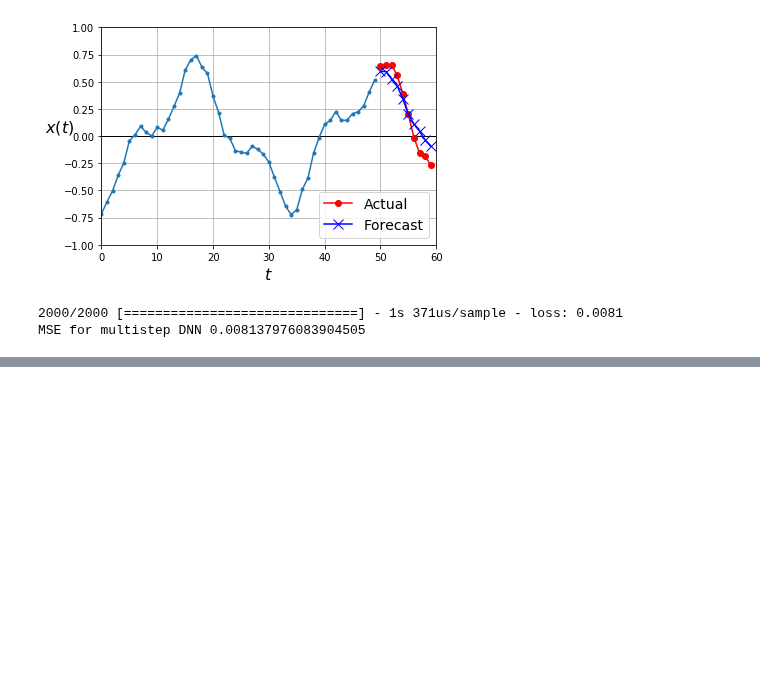
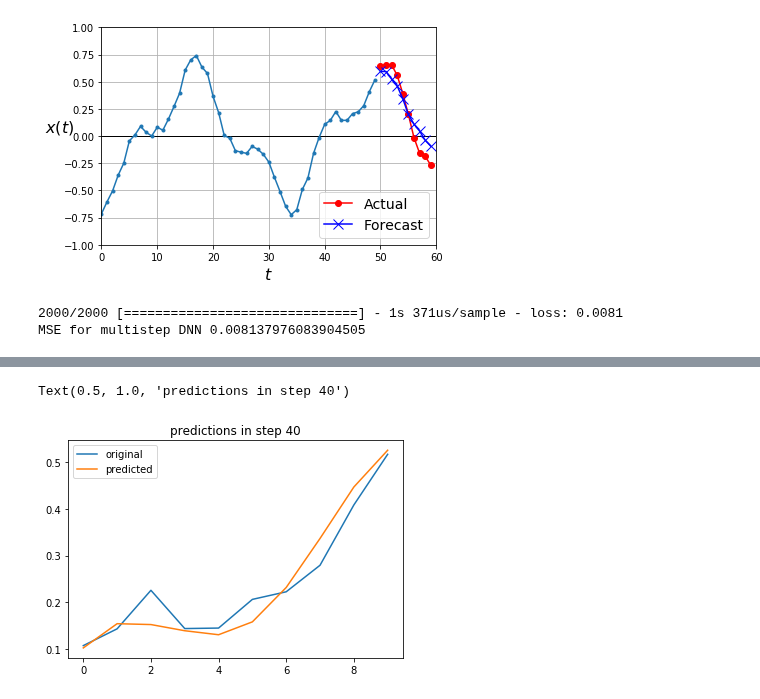
Before and after one commit to dtrad/geoml_course, a Jupyter notebook: Practice22_RNN.ipynb, the cells around one changed output, grey strips where cells are left out. Saved outputs shown, nothing was run; the diff lists cells and outputs as text; code cells hidden in the pictures; blank space fills up the shorter version.

```diff
--- a/Practice22_RNN.ipynb
+++ b/Practice22_RNN.ipynb
@@ -510,0 +603,8 @@ Causal means that the model can see the past not the future (almost like humans)
+# %%
+# we don't have values 50-60 in X, so let us plot 40:50
+plt.plot(X_new[0,40:50,0],label='original')
+plt.plot(Y_pred0[0,39,:],label='predicted')
+plt.legend();plt.title('predictions in step 40')
+# %% [output]
+Text(0.5, 1.0, 'predictions in step 40')
+[figure, added]
```
Also changed, not shown: parts of 14 cells of this notebook.
